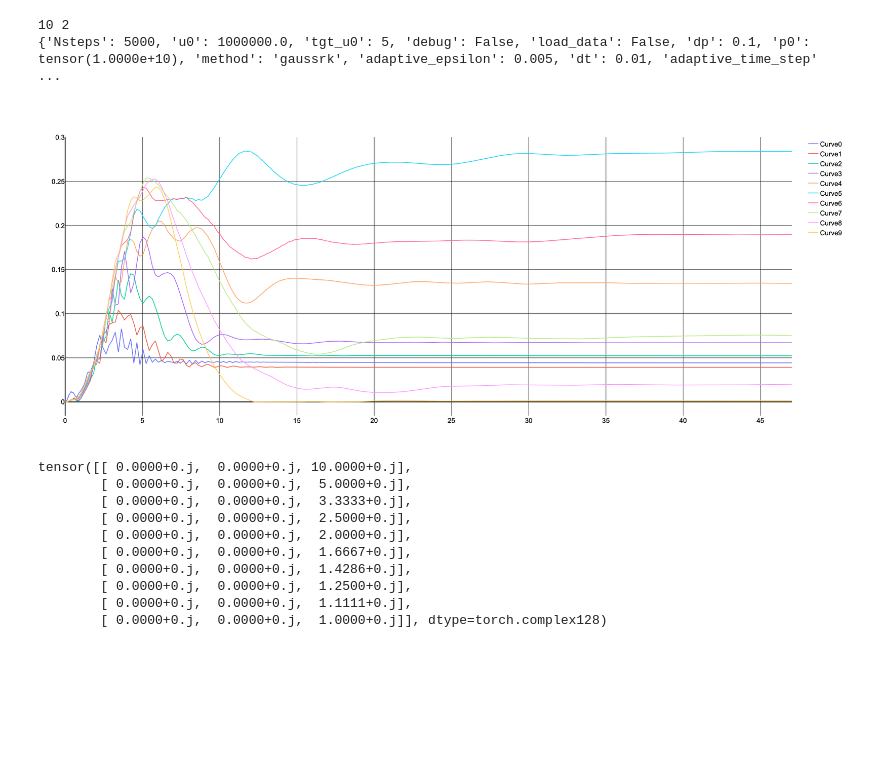
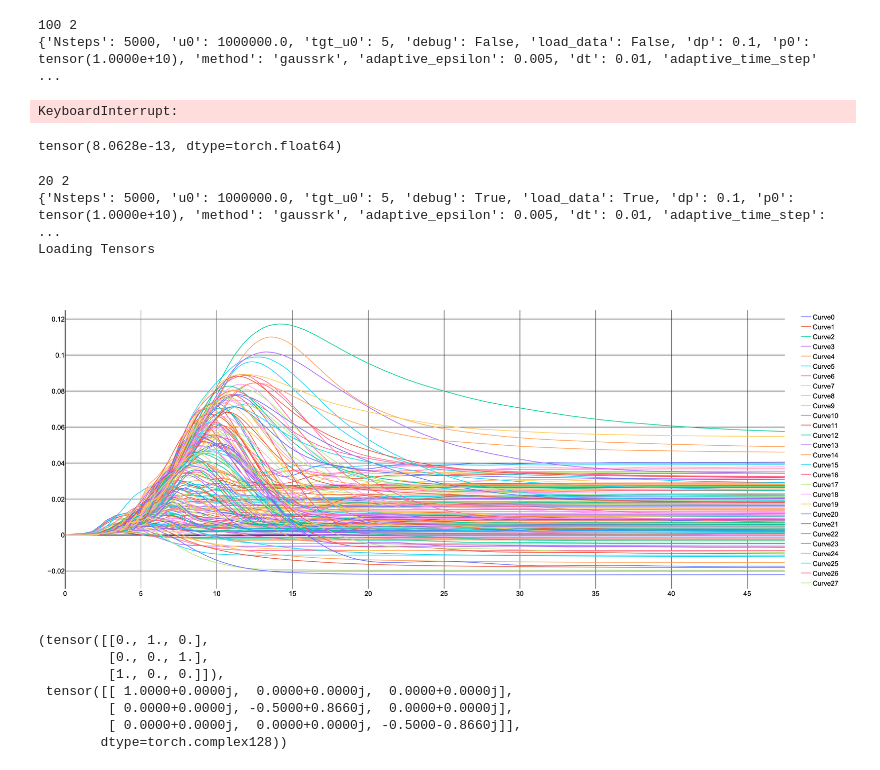
Before and after one commit to ricciomatt/bbgky, a Jupyter notebook: TestScript.ipynb, the cells around one changed output. Cells and saved outputs as stored; diff of their text form; code cells hidden in the pictures; blank space fills up the shorter version.

```diff
--- a/TestScript.ipynb
+++ b/TestScript.ipynb
@@ -13,9 +13,12 @@ def mk_obj(N:int, n:int,**kwargs)->BBGKY:
     print(N,n)
     a = dict(Nsteps= int(4500), u0 = 10_000*1e2, tgt_u0 = 5, debug=False, load_data=False, dp = .1, p0 = torch.tensor(1e10), method = 'gaussrk', adaptive_epsilon=5e-3, dt  = 1e-2, adaptive_time_step=True, r0_Rv = 7.5, p_start_f = .1)
     a.update(kwargs)
-    print(a)
+    print(a, kwargs)
     return BBGKY(
         N=N, n=n,
         data_storage_loc=os.path.join('BBGKYSims', f'BBGKY_{N}-{n}'),
         **a
     )
+from qunum.numerical.mathematics.algebra import gen_clock
+A = gen_clock(3)
+A
@@ -22,30 +33,42 @@ def mk_obj(N:int, n:int,**kwargs)->BBGKY:
 # %%
-O = mk_obj(10,2, Nsteps = 5_000, renorm = True)
+O = mk_obj(100,2, Nsteps = 5_000, renorm = True, angular_dependence = 'random_uniform')
 
 for o in tqdm.tqdm(O):
     pass
 # %% [output]
-10 2
+100 2
 {'Nsteps': 5000, 'u0': 1000000.0, 'tgt_u0': 5, 'debug': False, 'load_data': False, 'dp': 0.1, 'p0': tensor(1.0000e+10), 'method': 'gaussrk', 'adaptive_epsilon': 0.005, 'dt': 0.01, 'adaptive_time_step' ...
+KeyboardInterrupt:
+# %%
+self = O
+pMag = self.p.pow(2).sum(-1).sqrt()
+pHat = self.p/self.pMag[:,None]
+(self.Pi.to(torch.float64)- (1 - ((self.p[:,None]*self.p[None]).sum(-1))/(pMag[:,None]*pMag[None])).real).pow(2).sum()
+# %% [output]
+tensor(8.0628e-13, dtype=torch.float64)
 # %%
+O2 = mk_obj(20,2, Nsteps = 5_000, renorm = True, angular_dependence = 'random_uniform', load_data = True, debug = True)
 plt = PlotIt()
 t = torch.arange(0, 5_000, step = 20)
-S = O.oneBodyRenyiEntropy(t = t)
-plt.extend_data(*(dict(x = O.dt.t[t], y = S[:,A] )for A in range(O.N)))
+S = O2.mutualInformation(t = t)
+plt.extend_data(*(dict(x = O.dt.t[t], y = S[:,A] )for A in range(S.shape[1])))
 plt.show()
 # %% [output]
+20 2
+{'Nsteps': 5000, 'u0': 1000000.0, 'tgt_u0': 5, 'debug': True, 'load_data': True, 'dp': 0.1, 'p0': tensor(1.0000e+10), 'method': 'gaussrk', 'adaptive_epsilon': 0.005, 'dt': 0.01, 'adaptive_time_step':  ...
+Loading Tensors
-[figure, old version]
+[figure, new version]
 # %%
-O.B(0)
+from torch import zeros, diag_embed,exp,pi, arange, tensor, complex128
+N = 3
+
+X, Z
 # %% [output]
-tensor([[ 0.0000+0.j,  0.0000+0.j, 10.0000+0.j],
-        [ 0.0000+0.j,  0.0000+0.j,  5.0000+0.j],
-        [ 0.0000+0.j,  0.0000+0.j,  3.3333+0.j],
-        [ 0.0000+0.j,  0.0000+0.j,  2.5000+0.j],
-        [ 0.0000+0.j,  0.0000+0.j,  2.0000+0.j],
-        [ 0.0000+0.j,  0.0000+0.j,  1.6667+0.j],
-        [ 0.0000+0.j,  0.0000+0.j,  1.4286+0.j],
-        [ 0.0000+0.j,  0.0000+0.j,  1.2500+0.j],
-        [ 0.0000+0.j,  0.0000+0.j,  1.1111+0.j],
-        [ 0.0000+0.j,  0.0000+0.j,  1.0000+0.j]], dtype=torch.complex128)
+(tensor([[0., 1., 0.],
+         [0., 0., 1.],
+         [1., 0., 0.]]),
+ tensor([[ 1.0000+0.0000j,  0.0000+0.0000j,  0.0000+0.0000j],
+         [ 0.0000+0.0000j, -0.5000+0.8660j,  0.0000+0.0000j],
+         [ 0.0000+0.0000j,  0.0000+0.0000j, -0.5000-0.8660j]],
+        dtype=torch.complex128))
 # %%
```
Also changed, not shown: parts of 4 cells of this notebook, 2 other files.
